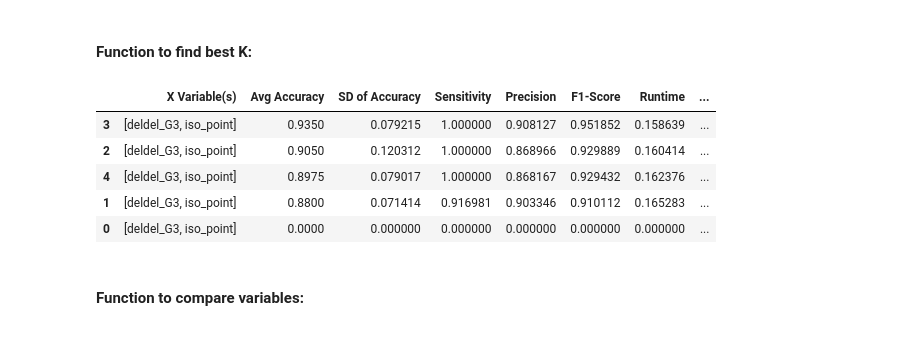
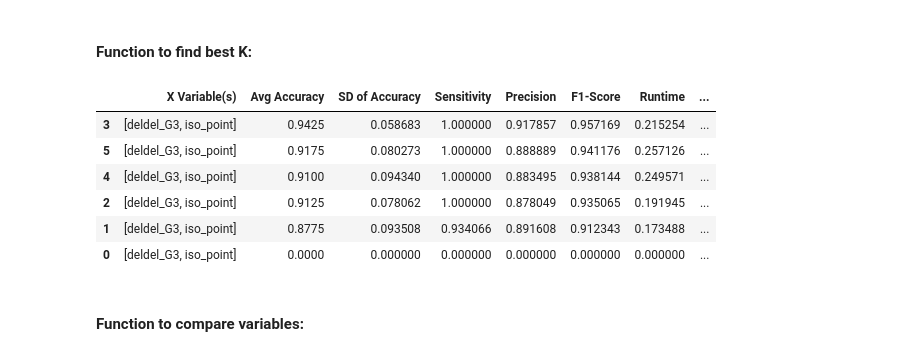
Before and after one commit to elainexliu/SVSM_Biotech2021, a Jupyter notebook: Classifiers.ipynb, the cells around one changed output. Saved outputs shown, nothing was run; the diff lists cells and outputs as text; code cells hidden in the pictures.

```diff
--- a/Classifiers.ipynb
+++ b/Classifiers.ipynb
@@ -14,7 +14,7 @@ from sklearn.preprocessing import StandardScaler
 import random
 random.seed(44)
 # %%
-df = pd.read_csv('data/Cataract Data 1.3.csv', na_values='?').dropna()
+df = pd.read_csv('Cataract Data 1.3.csv', na_values='?').dropna()
 
 pd.set_option('display.max_rows', None)
 # %%
@@ -24,6 +24,14 @@ def standardize(x):
     x_scaled = min_max_scaler.fit_transform(x)
     df1 = pd.DataFrame(x_scaled)
     return(df1)
+# %%
+df
+from sklearn.preprocessing import LabelEncoder
+le = LabelEncoder()
+df["ogAA_letterCode"] = le.fit_transform(df.ogAA_letter)
+df["mutAA_letterCode"] = le.fit_transform(df.mutAA_letter)
+df["ogAA_charCode"] = le.fit_transform(df.ogAA_char)
+df["mutAA_charCode"] = le.fit_transform(df.mutAA_char)
 # %% [markdown]
 # Logistic Regression:
 # %% [markdown]
@@ -203,37 +236,38 @@ ML_KNN_summaries(["pdel","iso_point"], k = 3)
 # %%
 def KNN_find_best_k(inputList,_max):
 
     outputList = [pd.DataFrame(data={"X Variable(s)": [inputList,],
                                       "Avg Accuracy": 0.0,
                                       "SD of Accuracy": 0.0,
                                       "Sensitivity": 0.0,
                                       "Precision": 0.0,
                                       "F1-Score": 0.0,
                                       "Runtime": 0.0,
                                       "Confusion_Matrix": "none"})] #,"Real Specificity": [1,]
 
     for i in range(1,_max):
 
         tempList = []
 
         for j in range(10):
             tempList.append(ML_KNN_summaries(inputList,i))
 
         tempList = pd.concat(tempList, ignore_index=True)
 
         outputList.append(tempList.head(1))
 
     outputList = pd.concat(outputList, ignore_index=True)
 
     return outputList.sort_values(by = "F1-Score",ascending=False)
 
-KNN_find_best_k(["deldel_G3","iso_point"],5)
+KNN_find_best_k(["deldel_G3","iso_point"],6)
 # %% [output]
 |  | X Variable(s) | Avg Accuracy | SD of Accuracy | Sensitivity | Precision | F1-Score | Runtime | ... |
-| 3 | [deldel_G3, iso_point] | 0.9350 | 0.079215 | 1.000000 | 0.908127 | 0.951852 | 0.158639 | ... |
-| 2 | [deldel_G3, iso_point] | 0.9050 | 0.120312 | 1.000000 | 0.868966 | 0.929889 | 0.160414 | ... |
-| 4 | [deldel_G3, iso_point] | 0.8975 | 0.079017 | 1.000000 | 0.868167 | 0.929432 | 0.162376 | ... |
-| 1 | [deldel_G3, iso_point] | 0.8800 | 0.071414 | 0.916981 | 0.903346 | 0.910112 | 0.165283 | ... |
+| 3 | [deldel_G3, iso_point] | 0.9425 | 0.058683 | 1.000000 | 0.917857 | 0.957169 | 0.215254 | ... |
+| 5 | [deldel_G3, iso_point] | 0.9175 | 0.080273 | 1.000000 | 0.888889 | 0.941176 | 0.257126 | ... |
+| 4 | [deldel_G3, iso_point] | 0.9100 | 0.094340 | 1.000000 | 0.883495 | 0.938144 | 0.249571 | ... |
+| 2 | [deldel_G3, iso_point] | 0.9125 | 0.078062 | 1.000000 | 0.878049 | 0.935065 | 0.191945 | ... |
+| 1 | [deldel_G3, iso_point] | 0.8775 | 0.093508 | 0.934066 | 0.891608 | 0.912343 | 0.173488 | ... |
 | 0 | [deldel_G3, iso_point] | 0.0000 | 0.000000 | 0.000000 | 0.000000 | 0.000000 | 0.000000 | ... |
 # %% [markdown]
 #### Function to compare variables:
```
Also changed, not shown: parts of 14 cells of this notebook, 2 other files.
